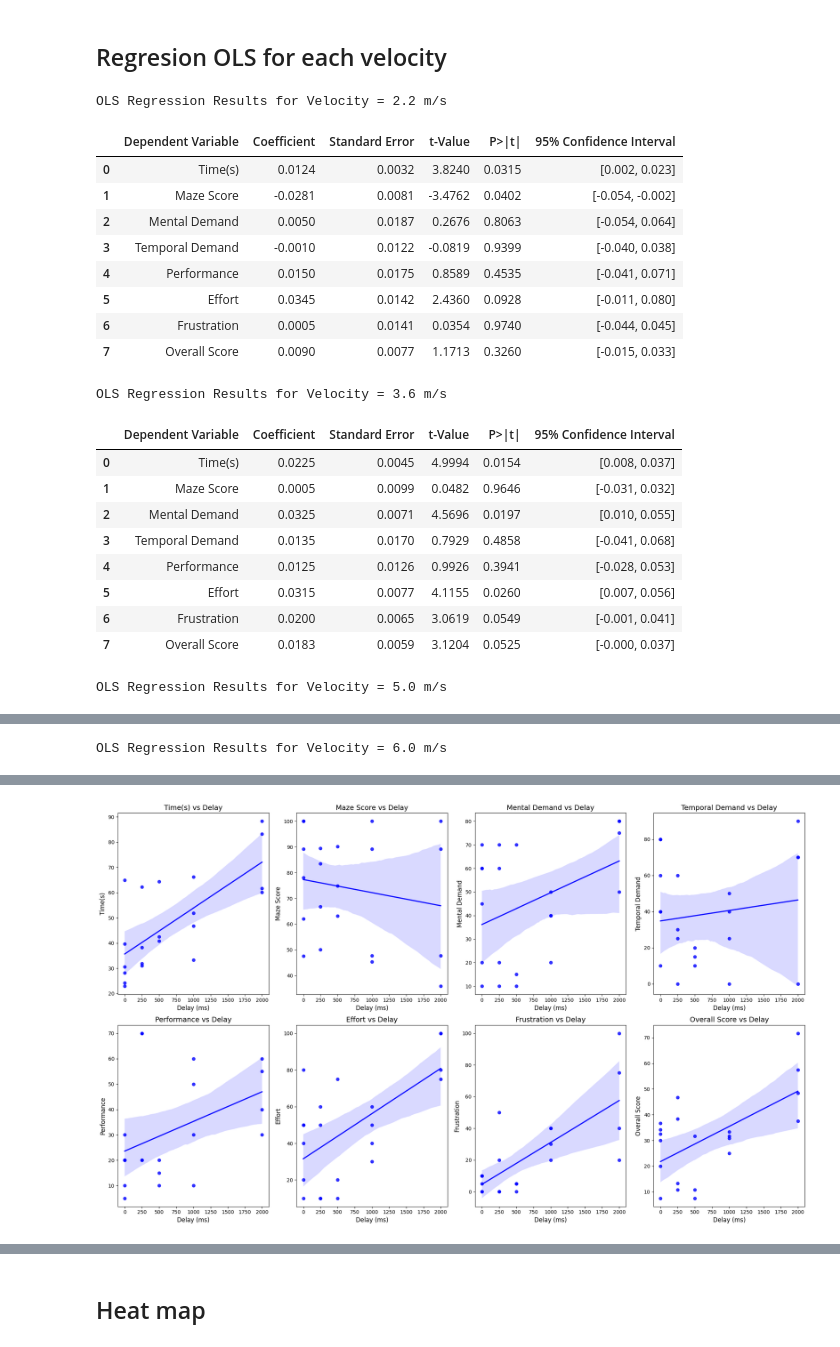
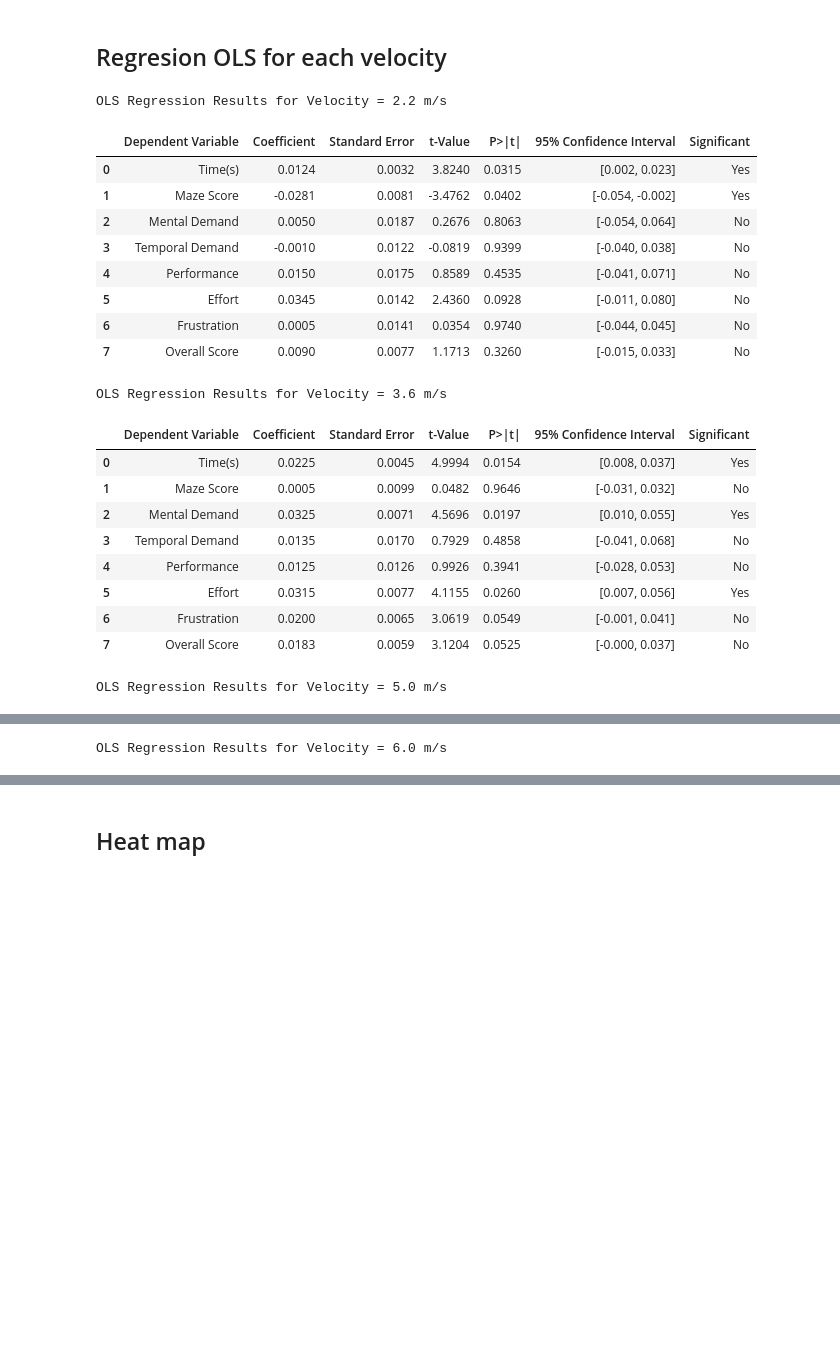
Before and after one commit to Raul-Villegas23/Thesis_python, a Jupyter notebook: experimental-analysis/bonus/bonus_analysis_notebook.ipynb, the cells around one changed output, grey strips where cells are left out. Cells and saved outputs as stored; diff of their text form; code cells hidden in the pictures; blank space fills up the shorter version.

```diff
--- a/experimental-analysis/bonus/bonus_analysis_notebook.ipynb
+++ b/experimental-analysis/bonus/bonus_analysis_notebook.ipynb
@@ -235,6 +244,7 @@ Each dimension is rated on a scale from 0 to 100, and the overall workload score
 # %%
 # Let's analyze the NASA-TLX scores by delay using a box plot for each of the NASA-TLX workload dimensions
 # Create a function to plot a box plot for each NASA-TLX dimension
+
 def box_plot(ax, data, x, y, title, xlabel, ylabel, palette, hue):
     sns.boxplot(data=data, x=x, y=y, palette=palette, linewidth=1, ax=ax, legend=False, hue=hue)
     ax.set_title(title, fontsize=14)
@@ -250,9 +260,14 @@ fig, axes = plt.subplots(2, 3, figsize=(18, 12))  # Adjust the number of subplot
 # List of NASA-TLX dimensions to plot
 workload_dimensions = ['Mental Demand', 'Temporal Demand', 'Performance', 'Effort', 'Frustration', 'Overall Score']
 
+# Normalize the NASA-TLX dimensions  based on the min and max values
+for dim in workload_dimensions:
+    data[dim] = (data[dim] - data[dim].min()) / (data[dim].max() - data[dim].min())
+
+
 # Loop over each NASA-TLX dimension and create a subplot
 for i, dim in enumerate(workload_dimensions):
-    box_plot(axes[i//3, i%3], data, 'Delay(ms)', dim, f'{dim} by Delay', 'Delay (ms)', dim, palette="autumn", hue="Delay(ms)")
+    bar_plot(axes[i//3, i%3], data, 'Delay(ms)', dim, f'{dim} by Delay', 'Delay (ms)', dim, palette="tab10", hue="Velocity(m/s)")
 
 # Adjust the layout to prevent overlapping of plots
 plt.tight_layout()
@@ -605,75 +609,60 @@ for velocity in velocities:
             model = sm.OLS(y, X).fit()
 
             # Get the confidence interval for the independent variable
             conf_int = model.conf_int().loc[independent_var]
 
+            # Determine significance based on p-value
+            is_significant = model.pvalues[independent_var] < 0.05
+
             # Collect results for the current dependent variable
             regression_results.append({
                 "Dependent Variable": dependent_var,
                 "Coefficient": model.params[independent_var],
                 "Standard Error": model.bse[independent_var],
                 "t-Value": model.tvalues[independent_var],
                 "P>|t|": model.pvalues[independent_var],
-                "95% Confidence Interval": f"[{conf_int[0]:.3f}, {conf_int[1]:.3f}]"
+                "95% Confidence Interval": f"[{conf_int[0]:.3f}, {conf_int[1]:.3f}]",
+                "Significant": "Yes" if is_significant else "No"
             })
 
     # Store the results for this velocity
     regression_results_by_velocity[velocity] = pd.DataFrame(regression_results)
 
 # Display the OLS regression results for each velocity in ascending order
 for velocity, results_df in regression_results_by_velocity.items():
     print(f"OLS Regression Results for Velocity = {velocity} m/s")
     display(results_df.style.format({
         "Coefficient": "{:.4f}",
         "Standard Error": "{:.4f}",
         "t-Value": "{:.4f}",
         "P>|t|": "{:.4f}"
     }))
     print("\n")
 
-# Create a function to plot a scatter plot with a regression line
-def scatter_plot(ax, data, x, y, title, xlabel, ylabel, color):
-    sns.regplot(data=data, x=x, y=y, ax=ax, color=color)
-    ax.set_title(title, fontsize=14)
-    ax.set_xlabel(xlabel, fontsize=12)
-    ax.set_ylabel(ylabel, fontsize=12)
-    ax.tick_params(axis='x', labelsize=10)
-    ax.tick_params(axis='y', labelsize=10)
-
-# Create a figure with subplots (2 rows, 4 columns)
-fig, axes = plt.subplots(2, 4, figsize=(20, 12))
-
-# List of dependent variables to plot
-dependent_vars = ['Time(s)', 'Maze Score'] + nasa_tlx_dimensions
-
-# Loop over each dependent variable and create a subplot
-for i, dependent_var in enumerate(dependent_vars):
-    scatter_plot(axes[i//4, i%4], data, 'Delay(ms)', dependent_var, f'{dependent_var} vs Delay', 'Delay (ms)', dependent_var, 'blue')
-
-# Adjust the layout to prevent overlapping of plots
-plt.tight_layout()
-
-# Show the combined figure with subplots
-plt.show()
+# # Print the results in LaTeX format
+# for velocity, results_df in regression_results_by_velocity.items():
+#     print(f"OLS Regression Results for Velocity = {velocity} m/s")
+#     print(results_df.to_latex(index=False))
+#     print("\n")
 # %% [output]
 OLS Regression Results for Velocity = 2.2 m/s
-|  | Dependent Variable | Coefficient | Standard Error | t-Value | P>|t| | 95% Confidence Interval |
-| 0 | Time(s) | 0.0124 | 0.0032 | 3.8240 | 0.0315 | [0.002, 0.023] |
-| 1 | Maze Score | -0.0281 | 0.0081 | -3.4762 | 0.0402 | [-0.054, -0.002] |
-| 2 | Mental Demand | 0.0050 | 0.0187 | 0.2676 | 0.8063 | [-0.054, 0.064] |
-| 3 | Temporal Demand | -0.0010 | 0.0122 | -0.0819 | 0.9399 | [-0.040, 0.038] |
-| 4 | Performance | 0.0150 | 0.0175 | 0.8589 | 0.4535 | [-0.041, 0.071] |
-| 5 | Effort | 0.0345 | 0.0142 | 2.4360 | 0.0928 | [-0.011, 0.080] |
-| 6 | Frustration | 0.0005 | 0.0141 | 0.0354 | 0.9740 | [-0.044, 0.045] |
-| 7 | Overall Score | 0.0090 | 0.0077 | 1.1713 | 0.3260 | [-0.015, 0.033] |
+|  | Dependent Variable | Coefficient | Standard Error | t-Value | P>|t| | 95% Confidence Interval | Significant |
+| 0 | Time(s) | 0.0124 | 0.0032 | 3.8240 | 0.0315 | [0.002, 0.023] | Yes |
+| 1 | Maze Score | -0.0281 | 0.0081 | -3.4762 | 0.0402 | [-0.054, -0.002] | Yes |
+| 2 | Mental Demand | 0.0050 | 0.0187 | 0.2676 | 0.8063 | [-0.054, 0.064] | No |
+| 3 | Temporal Demand | -0.0010 | 0.0122 | -0.0819 | 0.9399 | [-0.040, 0.038] | No |
+| 4 | Performance | 0.0150 | 0.0175 | 0.8589 | 0.4535 | [-0.041, 0.071] | No |
+| 5 | Effort | 0.0345 | 0.0142 | 2.4360 | 0.0928 | [-0.011, 0.080] | No |
+| 6 | Frustration | 0.0005 | 0.0141 | 0.0354 | 0.9740 | [-0.044, 0.045] | No |
+| 7 | Overall Score | 0.0090 | 0.0077 | 1.1713 | 0.3260 | [-0.015, 0.033] | No |
 OLS Regression Results for Velocity = 3.6 m/s
-|  | Dependent Variable | Coefficient | Standard Error | t-Value | P>|t| | 95% Confidence Interval |
-| 0 | Time(s) | 0.0225 | 0.0045 | 4.9994 | 0.0154 | [0.008, 0.037] |
-| 1 | Maze Score | 0.0005 | 0.0099 | 0.0482 | 0.9646 | [-0.031, 0.032] |
-| 2 | Mental Demand | 0.0325 | 0.0071 | 4.5696 | 0.0197 | [0.010, 0.055] |
-| 3 | Temporal Demand | 0.0135 | 0.0170 | 0.7929 | 0.4858 | [-0.041, 0.068] |
-| 4 | Performance | 0.0125 | 0.0126 | 0.9926 | 0.3941 | [-0.028, 0.053] |
-| 5 | Effort | 0.0315 | 0.0077 | 4.1155 | 0.0260 | [0.007, 0.056] |
-| 6 | Frustration | 0.0200 | 0.0065 | 3.0619 | 0.0549 | [-0.001, 0.041] |
-| 7 | Overall Score | 0.0183 | 0.0059 | 3.1204 | 0.0525 | [-0.000, 0.037] |
+|  | Dependent Variable | Coefficient | Standard Error | t-Value | P>|t| | 95% Confidence Interval | Significant |
+| 0 | Time(s) | 0.0225 | 0.0045 | 4.9994 | 0.0154 | [0.008, 0.037] | Yes |
+| 1 | Maze Score | 0.0005 | 0.0099 | 0.0482 | 0.9646 | [-0.031, 0.032] | No |
+| 2 | Mental Demand | 0.0325 | 0.0071 | 4.5696 | 0.0197 | [0.010, 0.055] | Yes |
+| 3 | Temporal Demand | 0.0135 | 0.0170 | 0.7929 | 0.4858 | [-0.041, 0.068] | No |
+| 4 | Performance | 0.0125 | 0.0126 | 0.9926 | 0.3941 | [-0.028, 0.053] | No |
+| 5 | Effort | 0.0315 | 0.0077 | 4.1155 | 0.0260 | [0.007, 0.056] | Yes |
+| 6 | Frustration | 0.0200 | 0.0065 | 3.0619 | 0.0549 | [-0.001, 0.041] | No |
+| 7 | Overall Score | 0.0183 | 0.0059 | 3.1204 | 0.0525 | [-0.000, 0.037] | No |
 OLS Regression Results for Velocity = 5.0 m/s
@@ -699,4 +688,3 @@ OLS Regression Results for Velocity = 6.0 m/s
-[figure, removed]
 # %%
 # Define independent and dependent variables
 independent_var = 'Velocity(m/s)'  # Independent variable (Velocity)
```
Also changed, not shown: parts of 13 cells of this notebook, 20 other files.
